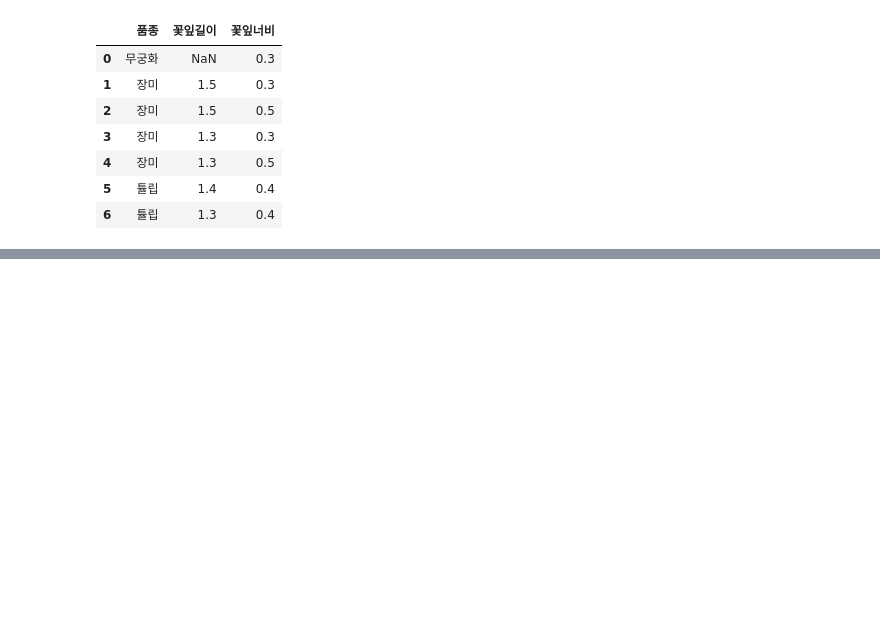
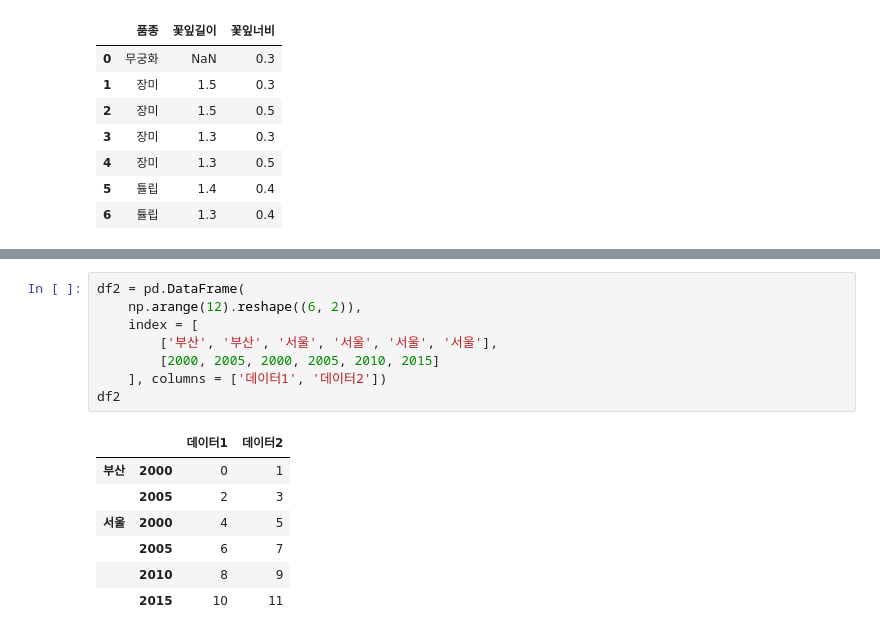
Before and after one commit to developernagk/STIS, a Jupyter notebook: pythonworkspace/pandas_data_analysis/pandas_data_advanced_control.ipynb, the cells around one changed output, grey strips where cells are left out. Cells and saved outputs as stored; diff of their text form; blank space fills up the shorter version.

```diff
--- a/pythonworkspace/pandas_data_analysis/pandas_data_advanced_control.ipynb
+++ b/pythonworkspace/pandas_data_analysis/pandas_data_advanced_control.ipynb
@@ -133,0 +214,16 @@ pd.merge(df1, df2, how = 'outer')
+# %%
+df2 = pd.DataFrame(
+    np.arange(12).reshape((6, 2)),
+    index = [
+        ['부산', '부산', '서울', '서울', '서울', '서울'],
+        [2000, 2005, 2000, 2005, 2010, 2015]
+    ], columns = ['데이터1', '데이터2'])
+df2
+# %% [output]
+|  |  | 데이터1 | 데이터2 |
+| 부산 | 2000 | 0 | 1 |
+|  | 2005 | 2 | 3 |
+| 서울 | 2000 | 4 | 5 |
+|  | 2005 | 6 | 7 |
+|  | 2010 | 8 | 9 |
+|  | 2015 | 10 | 11 |
```
Also changed, not shown: parts of 22 cells of this notebook.
